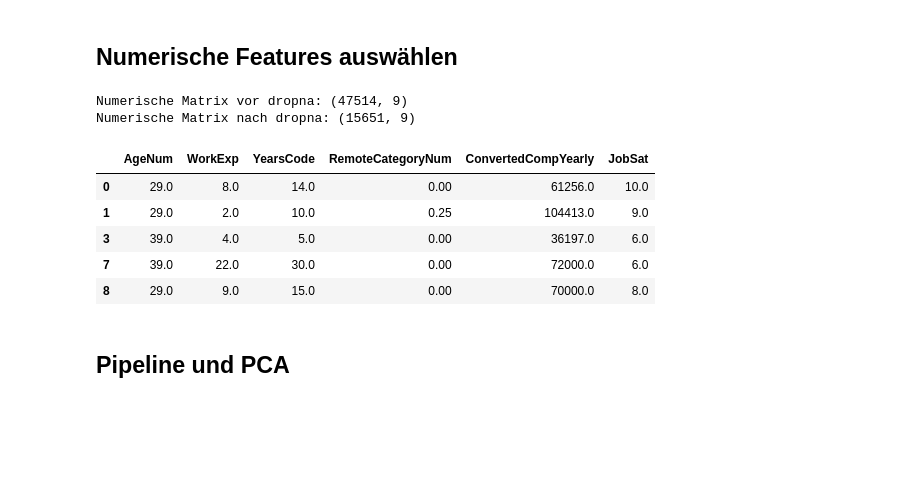
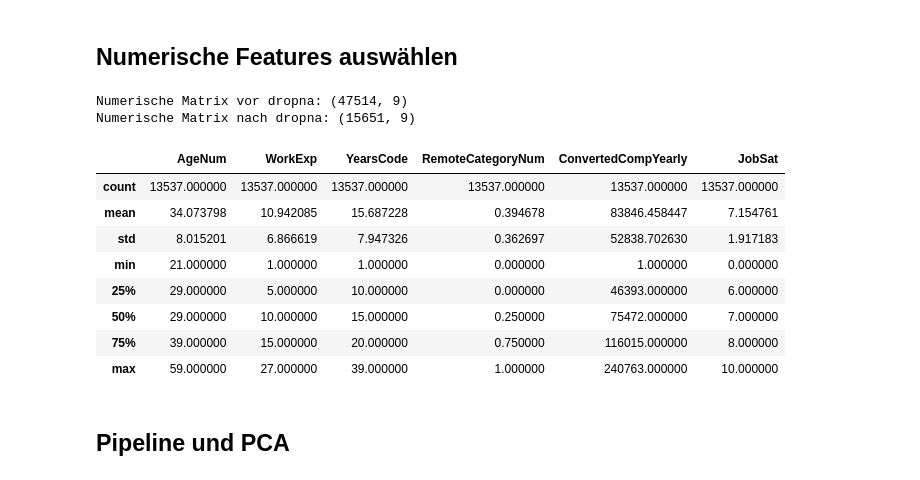
Before and after one commit to Moritz148/data-analytics-project, a Jupyter notebook: PCA_DimReduktion.ipynb, the cells around one changed output. Cells and saved outputs as stored; diff of their text form; code cells hidden in the pictures; blank space fills up the shorter version.

```diff
--- a/PCA_DimReduktion.ipynb
+++ b/PCA_DimReduktion.ipynb
@@ -26,40 +26,45 @@ df = df.select_dtypes(include=["number"]).copy()
 # %%
 X = df.select_dtypes(include=[np.number])
 
 print("Numerische Matrix vor dropna:", X.shape)
 
 X = X.dropna(axis=0)
 
 print("Numerische Matrix nach dropna:", X.shape)
 
 
-q98 = df["ConvertedCompTotal"].dropna().quantile(0.95)
-df = df[df["ConvertedCompTotal"] <= q98].copy()
+q98 = X["ConvertedCompTotal"].dropna().quantile(0.95)
+X = X[X["ConvertedCompTotal"] <= q98].copy()
 
-years_q98 = df["YearsCode"].dropna().quantile(0.95)
-df = df[df["YearsCode"] <= years_q98].copy()
+years_q98 = X["YearsCode"].dropna().quantile(0.95)
+X = X[X["YearsCode"] <= years_q98].copy()
 
-exp_q98 = df["WorkExp"].dropna().quantile(0.95)
-df = df[df["WorkExp"] <= exp_q98].copy()
+exp_q98 = X["WorkExp"].dropna().quantile(0.95)
+X = X[X["WorkExp"] <= exp_q98].copy()
 
-sat_q98 = df["JobSat"].dropna().quantile(0.95)
-df = df[df["JobSat"] <= sat_q98].copy()
+sat_q98 = X["JobSat"].dropna().quantile(0.95)
+X = X[X["JobSat"] <= sat_q98].copy()
 
 # drop convertedcompyearly from x
 X = X.drop("ConvertedCompTotal", axis=1)
 X = X.drop("CompTotal", axis=1)
 X = X.drop("MaxAge", axis=1)
 
 X.head()
+
+X.describe()
 # %% [output]
 Numerische Matrix vor dropna: (47514, 9)
 Numerische Matrix nach dropna: (15651, 9)
 |  | AgeNum | WorkExp | YearsCode | RemoteCategoryNum | ConvertedCompYearly | JobSat |
-| 0 | 29.0 | 8.0 | 14.0 | 0.00 | 61256.0 | 10.0 |
-| 1 | 29.0 | 2.0 | 10.0 | 0.25 | 104413.0 | 9.0 |
-| 3 | 39.0 | 4.0 | 5.0 | 0.00 | 36197.0 | 6.0 |
-| 7 | 39.0 | 22.0 | 30.0 | 0.00 | 72000.0 | 6.0 |
-| 8 | 29.0 | 9.0 | 15.0 | 0.00 | 70000.0 | 8.0 |
+| count | 13537.000000 | 13537.000000 | 13537.000000 | 13537.000000 | 13537.000000 | 13537.000000 |
+| mean | 34.073798 | 10.942085 | 15.687228 | 0.394678 | 83846.458447 | 7.154761 |
+| std | 8.015201 | 6.866619 | 7.947326 | 0.362697 | 52838.702630 | 1.917183 |
+| min | 21.000000 | 1.000000 | 1.000000 | 0.000000 | 1.000000 | 0.000000 |
+| 25% | 29.000000 | 5.000000 | 10.000000 | 0.000000 | 46393.000000 | 6.000000 |
+| 50% | 29.000000 | 10.000000 | 15.000000 | 0.250000 | 75472.000000 | 7.000000 |
+| 75% | 39.000000 | 15.000000 | 20.000000 | 0.750000 | 116015.000000 | 8.000000 |
+| max | 59.000000 | 27.000000 | 39.000000 | 1.000000 | 240763.000000 | 10.000000 |
 # %% [markdown]
 
 ## Pipeline und PCA
```
Also changed, not shown: parts of 3 cells of this notebook.
